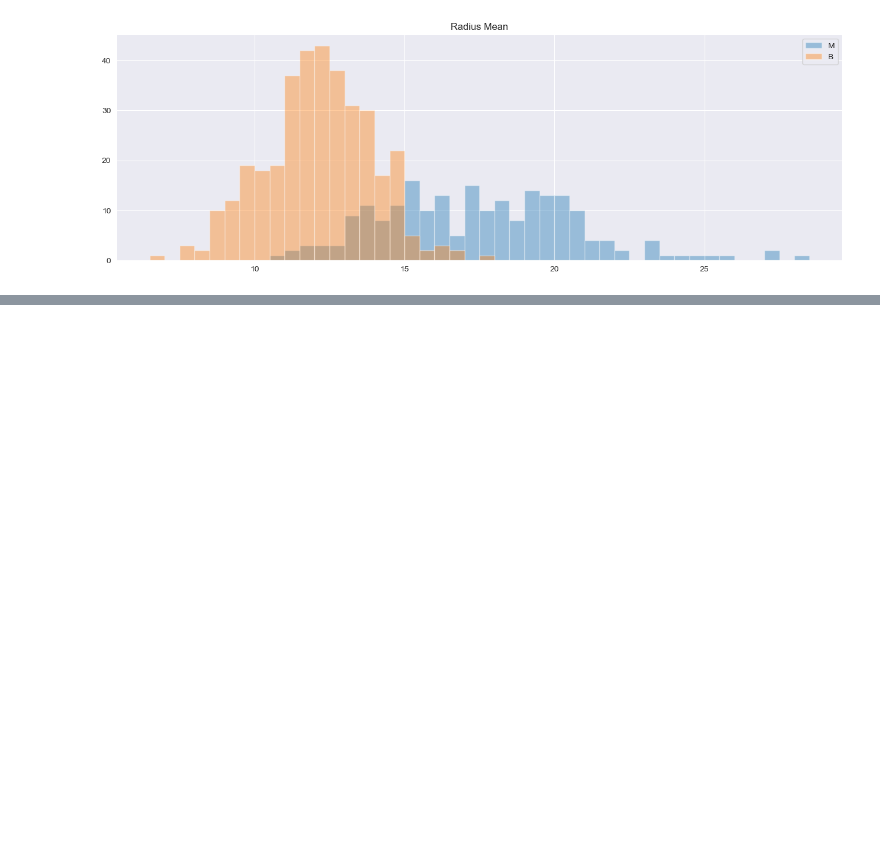
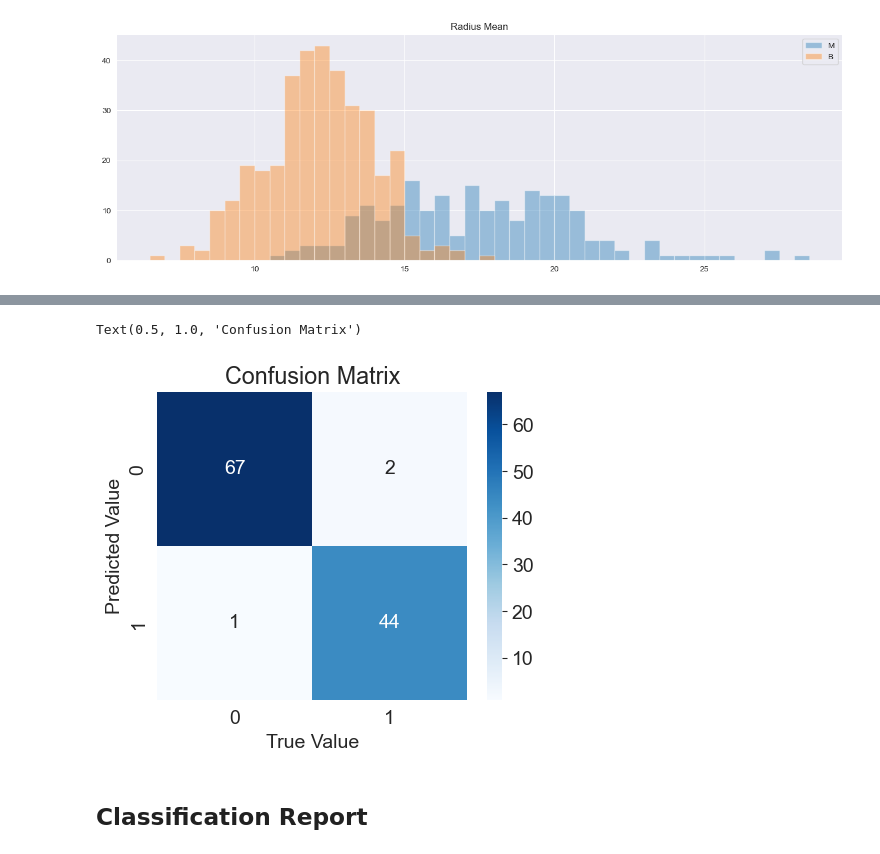
Before and after one commit to Yuylam/random-projects, a Jupyter notebook: Breast Cancer Wisconsin (Diagnostic) Data Set.ipynb, the cells around one changed output, grey strips where cells are left out. Drawn from its saved outputs; the diff is of its cells as text; code cells hidden in the pictures; blank space fills up the shorter version.

```diff
--- a/Breast Cancer Wisconsin (Diagnostic) Data Set.ipynb
+++ b/Breast Cancer Wisconsin (Diagnostic) Data Set.ipynb
@@ -419,0 +600,14 @@ plt.legend(['M', 'B']);
+# %%
+matplotlib.rcParams['font.size'] = 14
+matplotlib.rcParams['figure.figsize'] = (5, 4)
+
+cm = confusion_matrix(y_test, y_preds)
+sns.heatmap(cm, cmap = 'Blues', annot = True)
+plt.xlabel("True Value")
+plt.ylabel("Predicted Value")
+plt.title("Confusion Matrix")
+# %% [output]
+Text(0.5, 1.0, 'Confusion Matrix')
+[figure, added]
+# %% [markdown]
+## Classification Report
```
Also changed, not shown: parts of 47 cells of this notebook.
